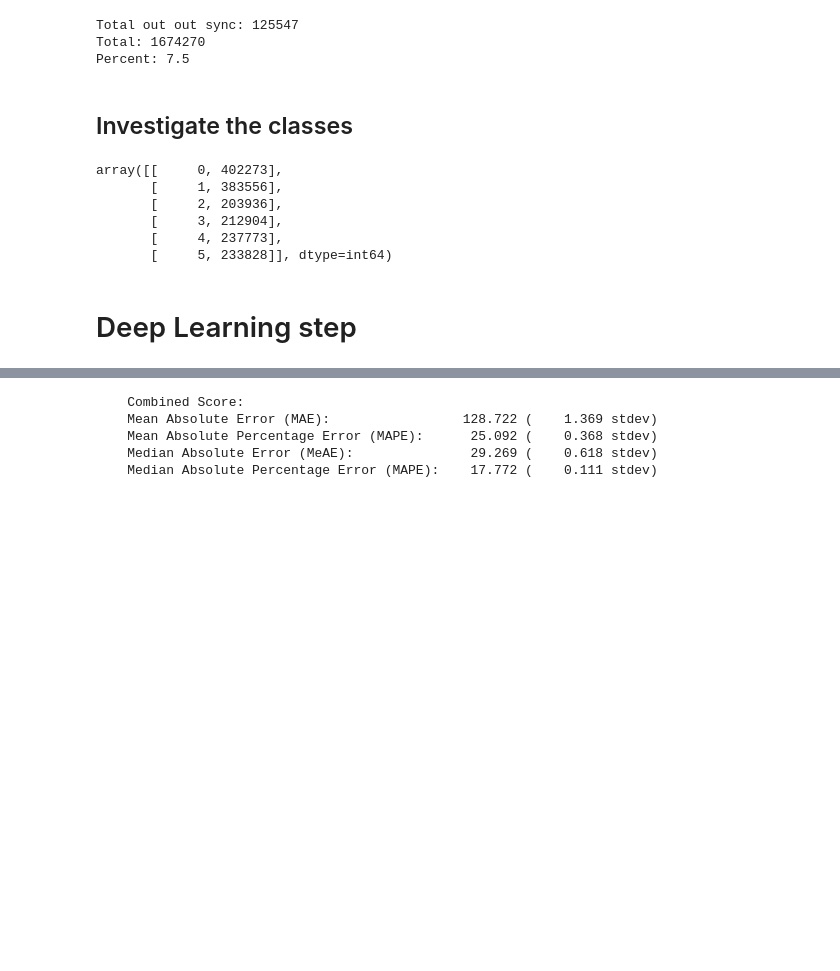
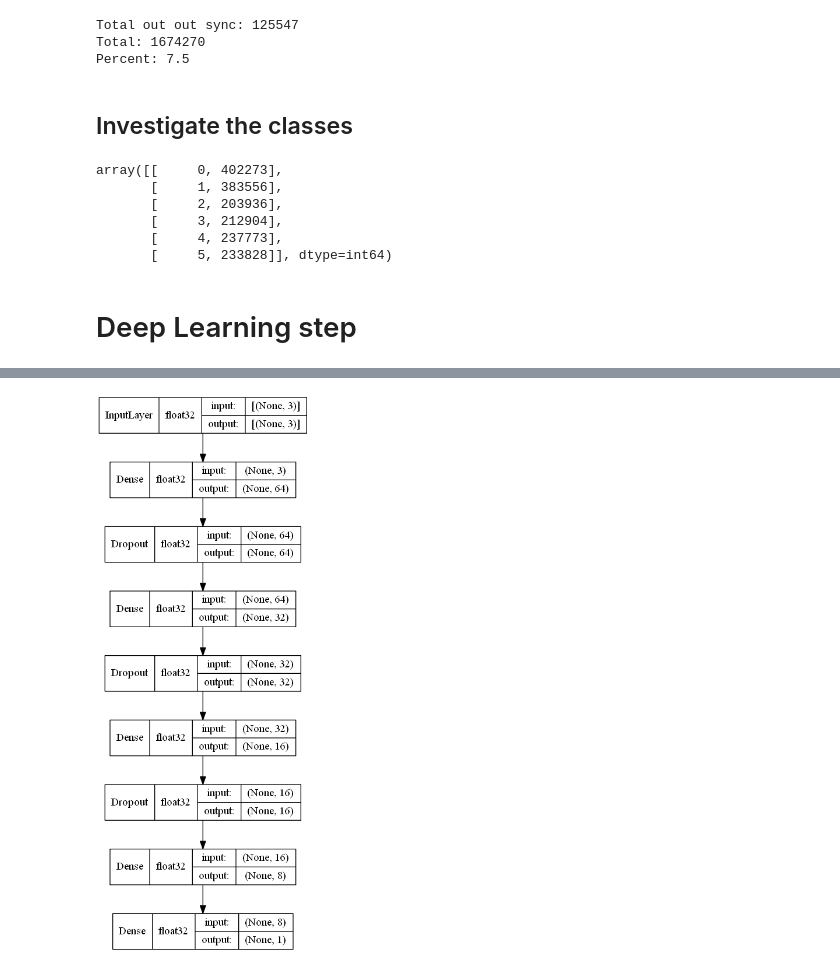
Before and after one commit to casperfibaek/buteo, a Jupyter notebook: papers/structure_density/step1_prepare_buildings.ipynb, the cells around one changed output, grey strips where cells are left out. Drawn from its saved outputs; the diff is of its cells as text; code cells hidden in the pictures; blank space fills up the shorter version.

Commit message:
adjusting models

```diff
--- a/papers/structure_density/step1_prepare_buildings.ipynb
+++ b/papers/structure_density/step1_prepare_buildings.ipynb
@@ -84,13 +87,16 @@ Y_class = truth_labels[balance_mask]
 # Deep Learning step
 # %%
 # Define model
-def define_model(shape, name):
+def define_model(shape, name, maxnorm=4, drop=0.1):
     model_input = Input(shape=shape, name="input")
-    model = Dense(128, activation=tfa.activations.mish, kernel_initializer="he_normal")(model_input)
-    model = Dense(64, activation=tfa.activations.mish, kernel_initializer="he_normal")(model)
-    model = Dense(16, activation=tfa.activations.mish, kernel_initializer="he_normal")(model)
-    model = Dense(8, activation=tfa.activations.mish, kernel_initializer="he_normal")(model)
+    model = Dense(64, activation=tfa.activations.mish, kernel_initializer="he_uniform", kernel_constraint=max_norm(maxnorm), bias_constraint=max_norm(maxnorm))(model_input)
+    model = Dropout(drop)(model)
+    model = Dense(32, activation=tfa.activations.mish, kernel_initializer="he_uniform", kernel_constraint=max_norm(maxnorm), bias_constraint=max_norm(maxnorm))(model)
+    model = Dropout(drop)(model)
+    model = Dense(16, activation=tfa.activations.mish, kernel_initializer="he_uniform", kernel_constraint=max_norm(maxnorm), bias_constraint=max_norm(maxnorm))(model)
+    model = Dropout(drop)(model)
+    model = Dense(8, activation=tfa.activations.mish, kernel_initializer="he_uniform", kernel_constraint=max_norm(maxnorm), bias_constraint=max_norm(maxnorm))(model)
 
-    predictions = Dense(1, activation="relu", dtype="float32")(model) # Relu because we know volume will always be positive
+    predictions = Dense(1, activation="relu", dtype="float32")(model)
 
     return Model(inputs=[model_input], outputs=predictions)
@@ -112,3 +103,14 @@ def define_optimizer():
+# %%
+lr = 0.01
+bs = 1024
+epochs = 50
+
+def step_decay(epoch):
+    initial_lrate = lr
+    drop = 0.5
+    epochs_drop = 3
+    lrate = initial_lrate * math.pow(drop, math.floor((1 + epoch) / epochs_drop))
+    return lrate
 # %%
 # Scores for the kfolds
 scores =  {
@@ -118,7 +120,7 @@ scores =  {
     "median_absolute_percentage_error": [],
 }
 
-skf = StratifiedShuffleSplit(n_splits=5, test_size=0.1, train_size=0.5, random_state=42)
+skf = StratifiedShuffleSplit(n_splits=1, test_size=0.1, train_size=0.5, random_state=42)
 
 for train_index, test_index in skf.split(x, truth_labels):
     X_train, X_test = x[train_index], x[test_index]
@@ -129,8 +131,11 @@ for train_index, test_index in skf.split(x, truth_labels):
 
     # Compile and test model
     model.compile(
-        optimizer=define_optimizer(),
-        loss='mean_absolute_error',
+        optimizer=Adam(
+            learning_rate=lr,
+            name="Adam",
+        ),
+        loss='log_cosh',
         metrics=[
             "mean_absolute_error",
             "mean_absolute_percentage_error",
@@ -141,11 +146,12 @@ for train_index, test_index in skf.split(x, truth_labels):
     model.fit(
         x=X_train,
         y=y_train,
-        epochs=100,
+        epochs=epochs,
         verbose=1,
-        batch_size=1024,
+        batch_size=bs,
         validation_split=0.2,
         callbacks=[
+            LearningRateScheduler(step_decay),
             EarlyStopping(
                 monitor="val_loss",
                 patience=9,
@@ -183,3 +189,7 @@ Epoch 20/100
+# %%
+plot_model(model, to_file="./buildings_model.png", show_shapes=True, show_dtype=False, show_layer_names=False)
+# %% [output]
+[figure, added]
 # %%
 # scores
 mae_mean = np.array(scores['mean_absolute_error']).mean()
@@ -201,9 +211,3 @@ print(f"    Mean Absolute Percentage Error (MAPE):   {ml_utils.pad(str(round(map
 print(f"    Median Absolute Error (MeAE):            {ml_utils.pad(str(round(meae_mean, 3)), 5, 3)} ({ml_utils.pad(str(round(meae_std, 3)), 5, 3)} stdev)")
 print(f"    Median Absolute Percentage Error (MAPE): {ml_utils.pad(str(round(meape_mean, 3)), 5, 3)} ({ml_utils.pad(str(round(meapee_std, 3)), 5, 3)} stdev)")
 print("")
-# %% [output]
-    Combined Score:
-    Mean Absolute Error (MAE):                 128.722 (    1.369 stdev)
-    Mean Absolute Percentage Error (MAPE):      25.092 (    0.368 stdev)
-    Median Absolute Error (MeAE):               29.269 (    0.618 stdev)
-    Median Absolute Percentage Error (MAPE):    17.772 (    0.111 stdev)
```
Also changed, not shown: parts of 10 cells of this notebook, 17 other files.
